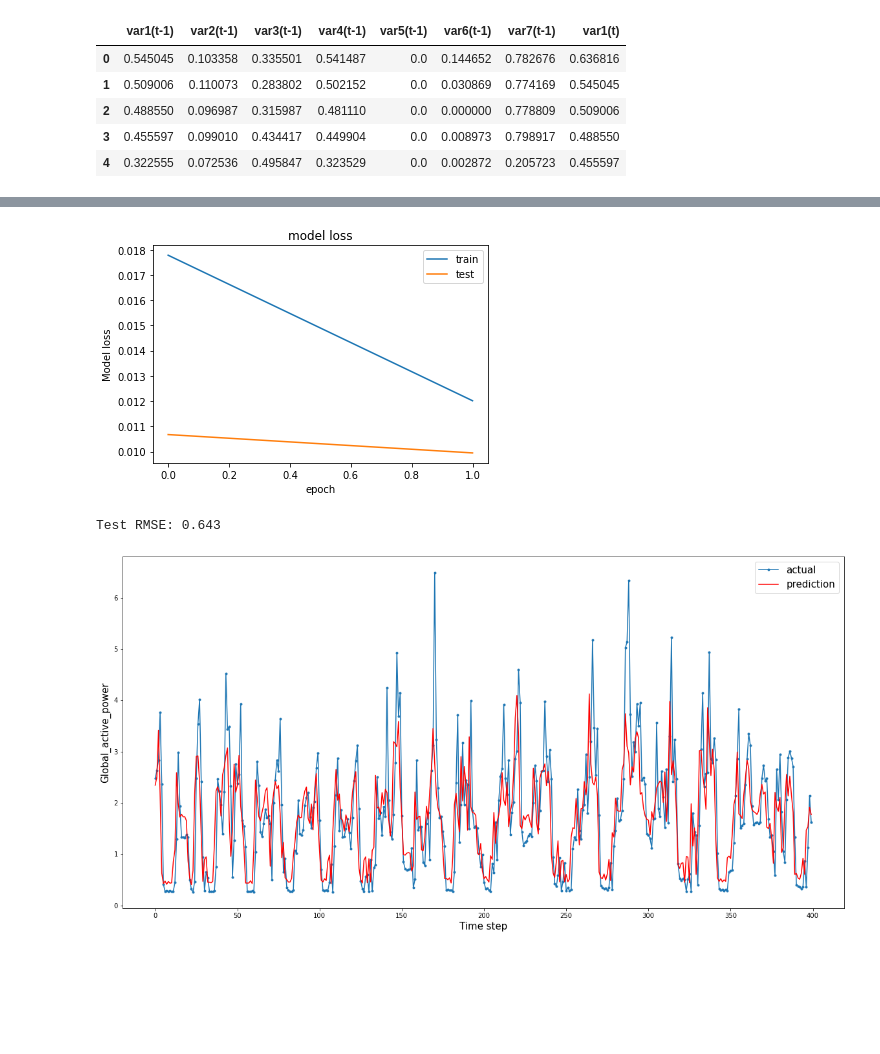
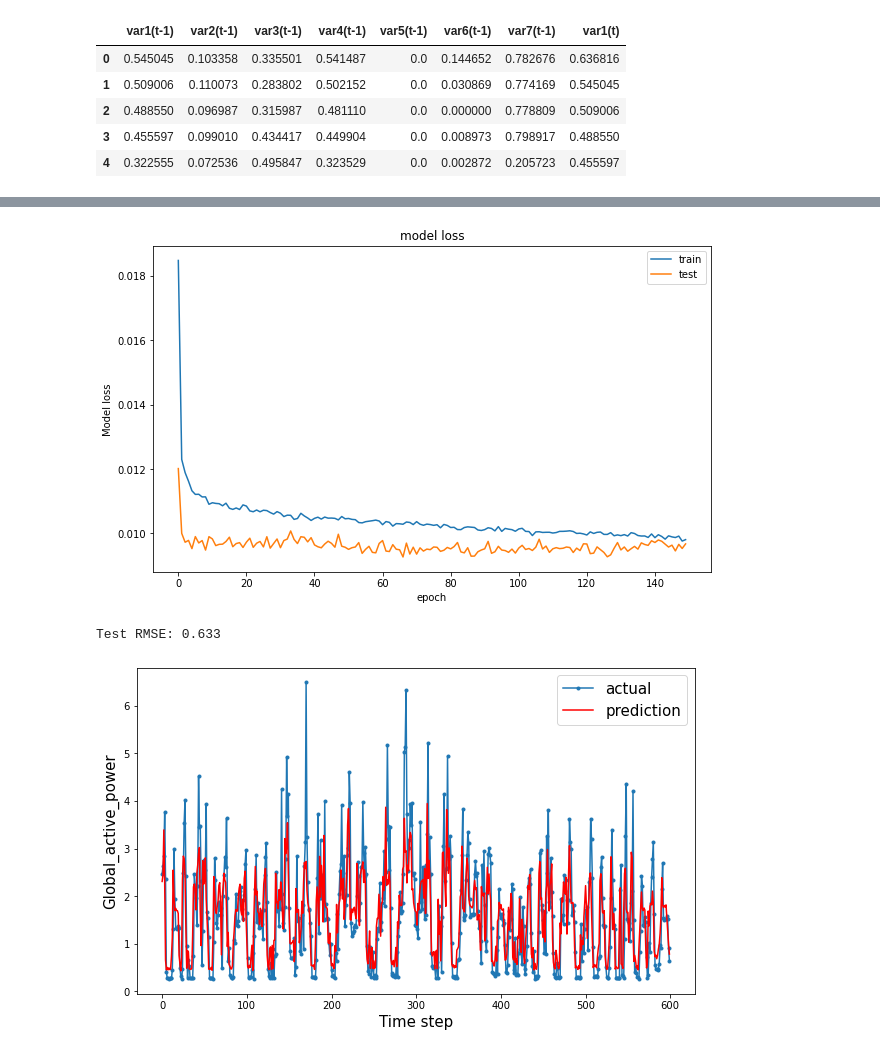
Before and after one commit to rakiiibul/House-hold-electrice-power-consumptiuon_LSTM, a Jupyter notebook: main.ipynb, the cells around one changed output, grey strips where cells are left out. Drawn from its saved outputs; the diff is of its cells as text; code cells hidden in the pictures; blank space fills up the shorter version.

```diff
--- a/main.ipynb
+++ b/main.ipynb
@@ -243,18 +269,11 @@ model = Sequential()
 model.add(LSTM(128,return_sequences=True, input_shape=(train_x.shape[1], train_x.shape[2])))
 model.add(LSTM(70, return_sequences=False),)
 model.add(Dense(25))
-model.add(Dropout(0.3))
+model.add(Dropout(0.35))
 model.add(Dense(1))
 # Compile the model
 model.compile(loss='mean_squared_error', optimizer='adam',)
-checkpoint = keras.callbacks.ModelCheckpoint('',
-                             monitor='val_loss',
-                             verbose=1,
-                             save_best_only=True,
-                             mode='max')
-earlystopping = keras.callbacks.EarlyStopping(monitor='val_loss',
-                                              patience=20)
-
 # fit network
-history = model.fit(train_x, train_y, epochs=2, batch_size=60, validation_data=(test_x, test_y), verbose=2, shuffle=False)
+history = model.fit(train_x, train_y, epochs=150, batch_size=60,
+validation_data=(test_x, test_y), verbose=2, shuffle=False)
 # %% [output]
@@ -292,14 +329,15 @@ plot_model(model, to_file='model_plot.png', show_shapes=True, show_layer_names=T
 # %%
 # summarize history for loss
+plt.figure(figsize=(10, 6))
 plt.plot(history.history['loss'])
 plt.plot(history.history['val_loss'])
 plt.title('model loss')
 plt.ylabel('Model loss')
 plt.xlabel('epoch')
 plt.legend(['train', 'test'], loc='upper right')
 plt.show()
 # %% [output]
-[figure, old version]
+[figure, new version]
 # %%
 # make a prediction
 est_y = model.predict(test_x)
@@ -317,16 +355,16 @@ inv_y = inv_y[:,0]
 rmse = np.sqrt(mean_squared_error(inv_y, inv_yhat))
 print('Test RMSE: %.3f' % rmse)
 # %% [output]
-Test RMSE: 0.643
+Test RMSE: 0.633
 # %%
-range_len=400
-plt.figure(figsize=(20, 10))
+range_len=600
+plt.figure(figsize=(10, 6))
 x_range=[x for x in range(range_len)]
-plt.plot(x_range, inv_y[:range_len], marker='.', label="actual")
+plt.plot(x_range,inv_y[:range_len], marker='.', label="actual")
 plt.plot(x_range, inv_yhat[:range_len], 'r', label="prediction")
 plt.ylabel('Global_active_power', size=15)
 plt.xlabel('Time step', size=15)
 plt.legend(fontsize=15)
 plt.show()
 # %% [output]
-[figure, old version]
+[figure, new version]
```
Also changed, not shown: parts of 13 cells of this notebook.
